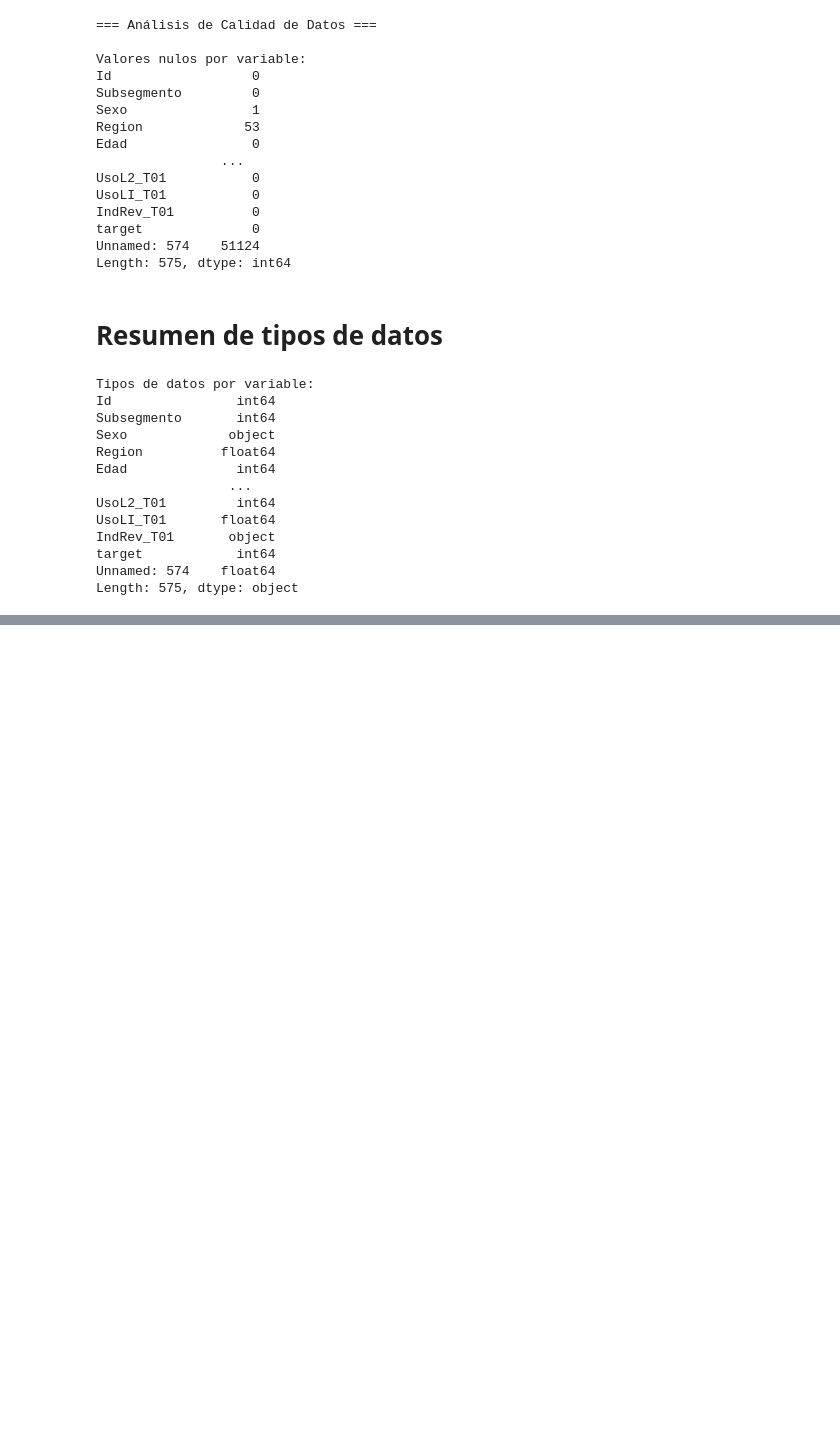
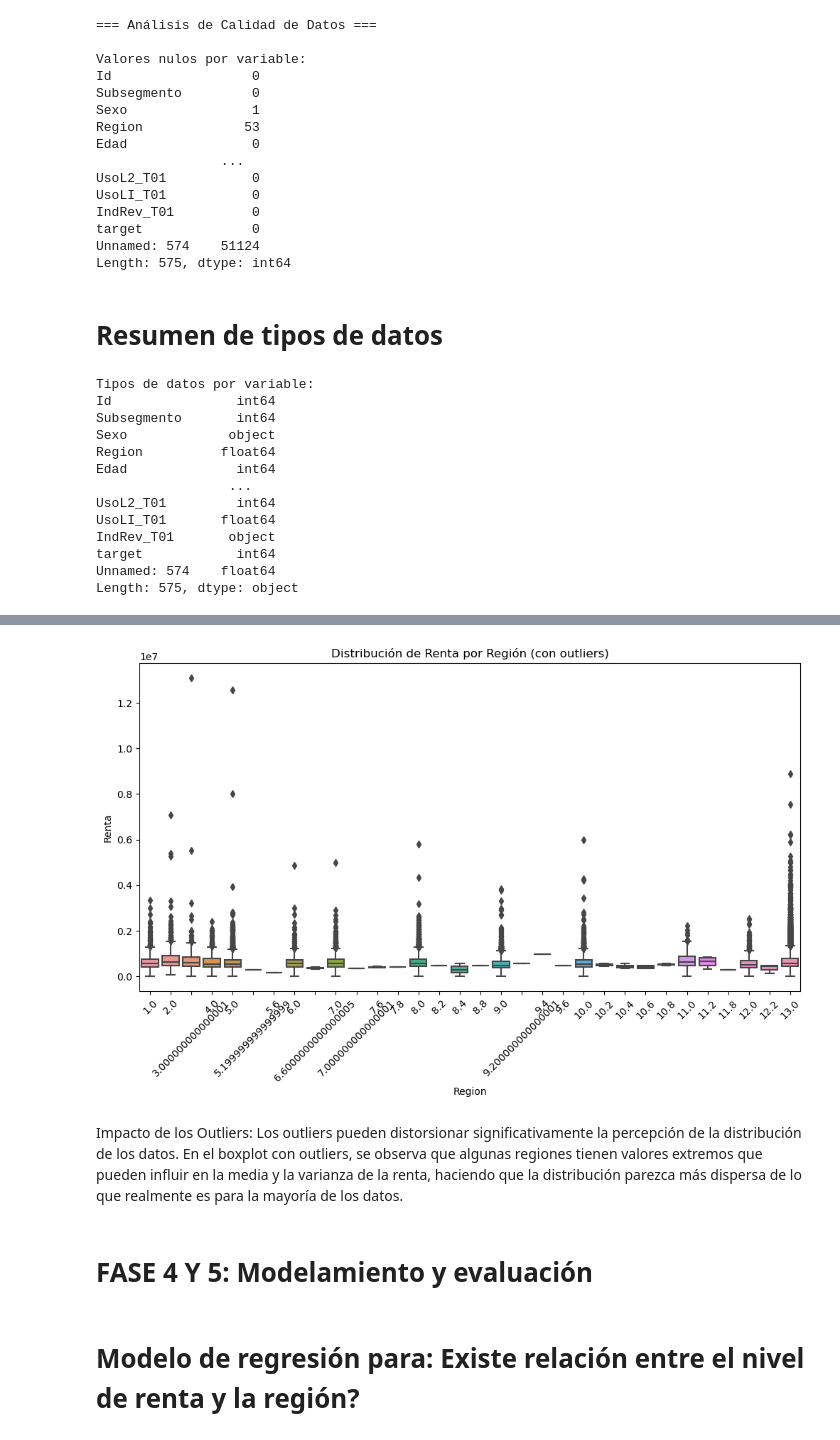
Before and after one commit to Perrogamer777/CasoBancoMonopoly-Dormammu, a Jupyter notebook: monopoly.ipynb, the cells around one changed output, grey strips where cells are left out. Saved outputs shown, nothing was run; the diff lists cells and outputs as text; code cells hidden in the pictures; blank space fills up the shorter version.

```diff
--- a/monopoly.ipynb
+++ b/monopoly.ipynb
@@ -326,0 +503,15 @@ Length: 575, dtype: object
+# %%
+# Crear el boxplot con outliers
+plt.figure(figsize=(12, 6))
+sns.boxplot(x='Region', y='Renta', data=df)
+plt.title('Distribución de Renta por Región (con outliers)')
+plt.xticks(rotation=45)
+plt.show()
+# %% [output]
+[figure, added]
+# %% [markdown]
+Impacto de los Outliers: Los outliers pueden distorsionar significativamente la percepción de la distribución de los datos. En el boxplot con outliers, se observa que algunas regiones tienen valores extremos que pueden influir en la media y la varianza de la renta, haciendo que la distribución parezca más dispersa de lo que realmente es para la mayoría de los datos.
+# %% [markdown]
+# FASE 4 Y 5: Modelamiento y evaluación
+# %% [markdown]
+# Modelo de regresión para: Existe relación entre el nivel de renta y la región?
```
Also changed, not shown: parts of 137 cells of this notebook, 5 other files.
